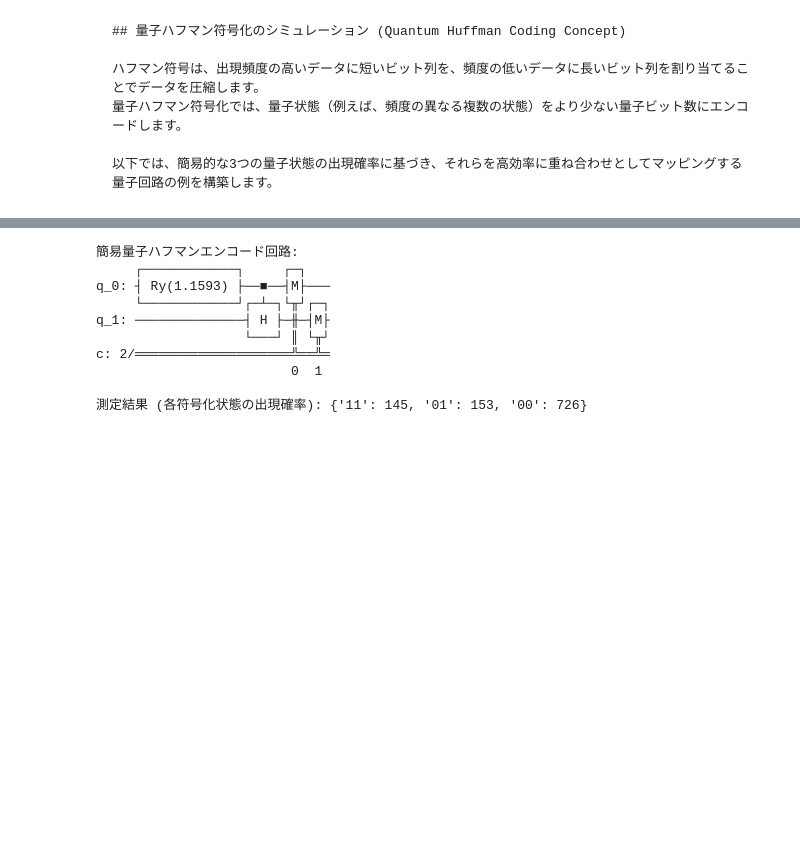
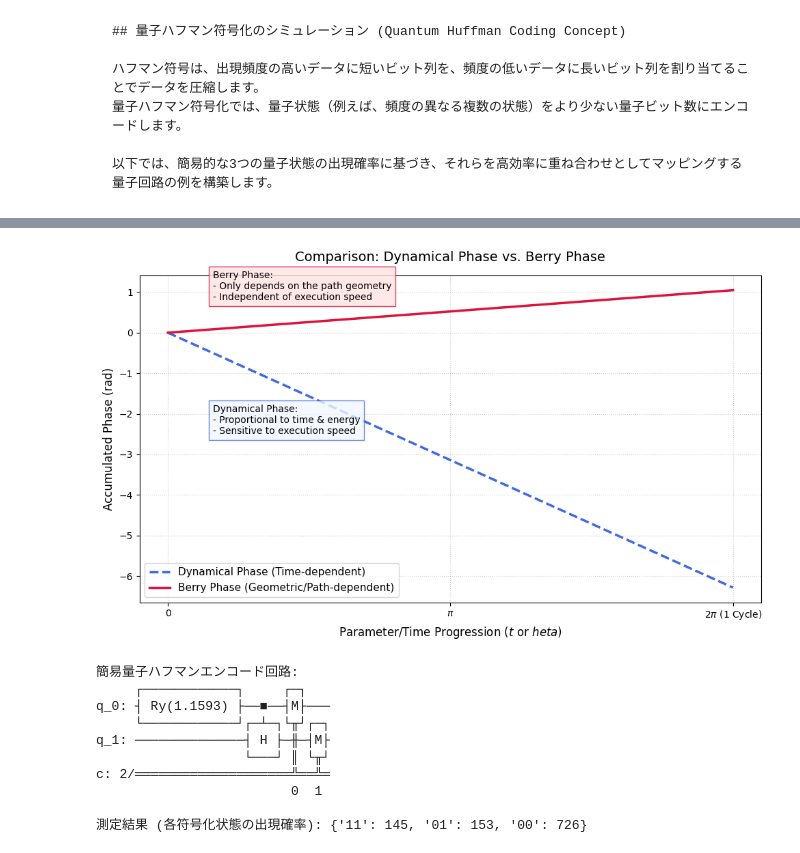
Before and after one commit to degital-secretary/Personal_Bell_Tests, a Jupyter notebook: huru_ipynb_のコピー.ipynb, the cells around one changed output, grey strips where cells are left out. Saved outputs shown, nothing was run; the diff lists cells and outputs as text; code cells hidden in the pictures; blank space fills up the shorter version.

```diff
--- a/huru_ipynb_のコピー.ipynb
+++ b/huru_ipynb_のコピー.ipynb
@@ -969,3 +1120,44 @@ https://utokyo-icepp.github.io/qc-workbook/ja/prerequisites.html
+# %%
+import numpy as np
+import matplotlib.pyplot as plt
+
+# 時間軸の設定 (パラメータ空間での1周期の進捗に対応)
+time = np.linspace(0, 2 * np.pi, 200)
+
+# 動的位相の計算 (時間に比例して一定のエネルギー固有値により蓄積される)
+# E = const と仮定: phi_d = - E * t
+energy = 1.0
+dynamical_phase = - energy * time
+
+# ベリー位相の計算 (幾何学的位相)
+# パラメータ空間を1周(2pi)することで獲得される位相
+# 経路を周回するにつれて徐々に獲得され、1周した時点で一定値 (例: pi/3) に到達するモデル
+total_berry_phase = np.pi / 3
+berry_phase = (time / (2 * np.pi)) * total_berry_phase
+
+# グラフ描画
+plt.figure(figsize=(10, 6))
+plt.plot(time, dynamical_phase, label='Dynamical Phase (Time-dependent)', color='royalblue', linewidth=2.5, linestyle='--')
+plt.plot(time, berry_phase, label='Berry Phase (Geometric/Path-dependent)', color='crimson', linewidth=2.5)
+
+# グラフの装飾
+plt.title('Comparison: Dynamical Phase vs. Berry Phase', fontsize=14, pad=15)
+plt.xlabel(r'Parameter/Time Progression ($t$ or $	heta$)', fontsize=12)
+plt.ylabel('Accumulated Phase (rad)', fontsize=12)
+plt.xticks([0, np.pi, 2*np.pi], ['0', r'$π$', r'$2π$ (1 Cycle)'])
+plt.grid(True, linestyle=':', alpha=0.6)
+plt.legend(fontsize=11, loc='best')
+
+# 違いについての解説テキストをグラフ内に追加
+plt.text(0.5, -2.5, "Dynamical Phase:\n- Proportional to time & energy\n- Sensitive to execution speed",
+         bbox=dict(facecolor='aliceblue', alpha=0.8, edgecolor='royalblue'), fontsize=10)
+plt.text(0.5, 0.8, "Berry Phase:\n- Only depends on the path geometry\n- Independent of execution speed",
+         bbox=dict(facecolor='mistyrose', alpha=0.8, edgecolor='crimson'), fontsize=10)
+
+plt.tight_layout()
+plt.show()
+# %% [output]
+[figure, added]
 # %%
 !pip install -q qiskit qiskit-aer
 
```
Also changed, not shown: parts of 3 cells of this notebook.
